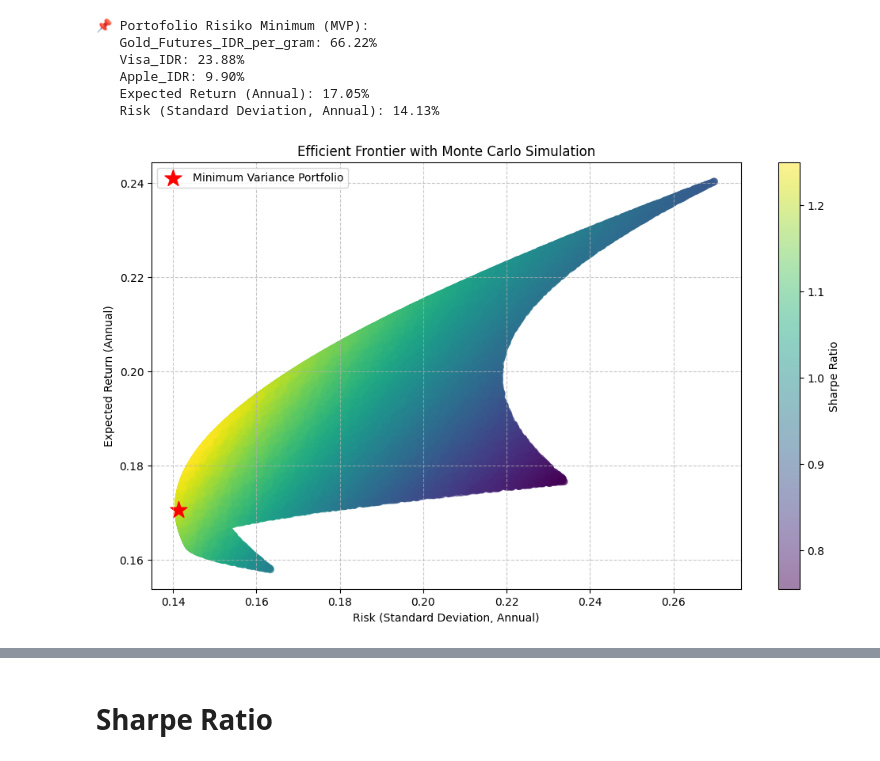
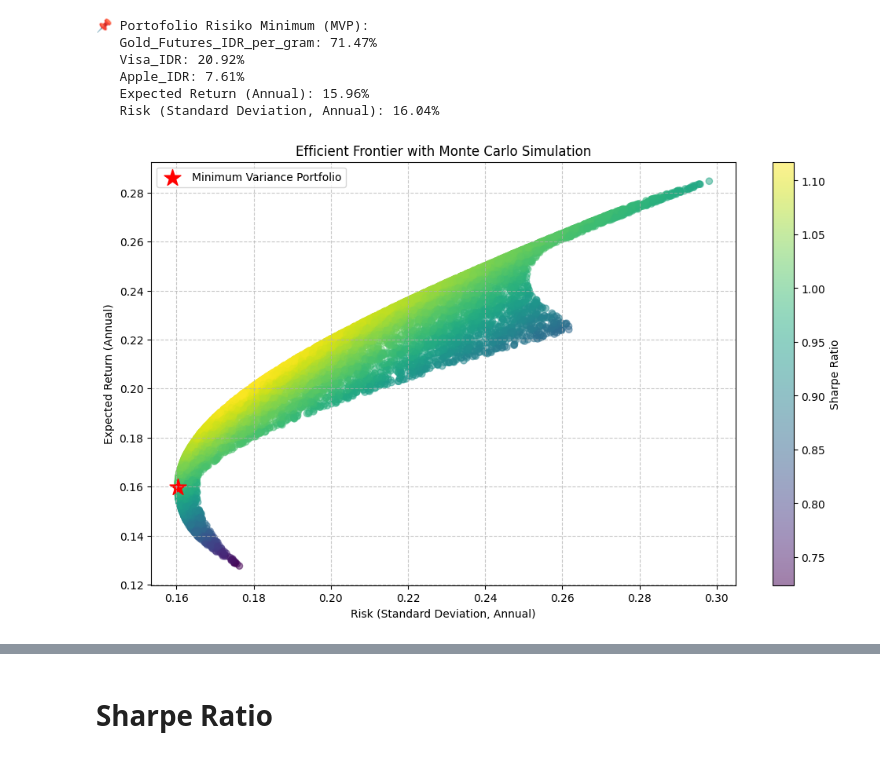
Before and after one commit to alwanrahmanas/markowitz, a Jupyter notebook: US_Stock_Using_Markowitz.ipynb, the cells around one changed output, grey strips where cells are left out. Saved outputs shown, nothing was run; the diff lists cells and outputs as text; code cells hidden in the pictures.

```diff
--- a/US_Stock_Using_Markowitz.ipynb
+++ b/US_Stock_Using_Markowitz.ipynb
@@ -78,5 +80,5 @@ time: 375 ms (started: 2025-03-09 14:21:57 +08:00)
 # %%
-df = data.loc['2021-06-01':]
+df = data.loc['2015-01-01':]
 df
 # %% [output]
 |  | Gold_Futures_IDR_per_gram | Visa_IDR | Apple_IDR |
@@ -135,37 +137,37 @@ for asset, weight in zip(df.columns, optimal_weights):
 print(f"   Expected Return (Annual): {min_var_return:.2%}")
 print(f"   Risk (Standard Deviation, Annual): {min_var_risk:.2%}")
 
 # 🟢 7. Monte Carlo Simulation untuk Efficient Frontier
-num_portfolios = 100000
+num_portfolios = 10000
 risk_list = []
 return_list = []
 weights_list = []
 
 for _ in range(num_portfolios):
     weights = np.random.dirichlet(np.ones(num_assets), size=1)[0]
     port_return = np.sum(weights * expected_returns) * 252  # Skala tahunan
     port_risk = portfolio_volatility(weights, cov_matrix) * np.sqrt(252)  # Skala tahunan
 
     return_list.append(port_return)
     risk_list.append(port_risk)
     weights_list.append(weights)
 
 # 🟢 8. Plot Efficient Frontier dengan Monte Carlo Simulation
 plt.figure(figsize=(12, 7))
 plt.scatter(risk_list, return_list, c=np.array(return_list)/np.array(risk_list), cmap='viridis', marker='o', alpha=0.5)
 plt.colorbar(label='Sharpe Ratio')
 plt.scatter(min_var_risk, min_var_return, color='red', marker='*', s=250, label='Minimum Variance Portfolio')
 plt.xlabel('Risk (Standard Deviation, Annual)')
 plt.ylabel('Expected Return (Annual)')
 plt.title('Efficient Frontier with Monte Carlo Simulation')
 plt.legend()
 plt.grid(True, linestyle='--', alpha=0.7)
 plt.show()
 # %% [output]
 📌 Portofolio Risiko Minimum (MVP):
-   Gold_Futures_IDR_per_gram: 66.22%
-   Visa_IDR: 23.88%
-   Apple_IDR: 9.90%
-   Expected Return (Annual): 17.05%
-   Risk (Standard Deviation, Annual): 14.13%
+   Gold_Futures_IDR_per_gram: 71.47%
+   Visa_IDR: 20.92%
+   Apple_IDR: 7.61%
+   Expected Return (Annual): 15.96%
+   Risk (Standard Deviation, Annual): 16.04%
-[figure, old version]
+[figure, new version]
```
Also changed, not shown: parts of 36 cells of this notebook.
